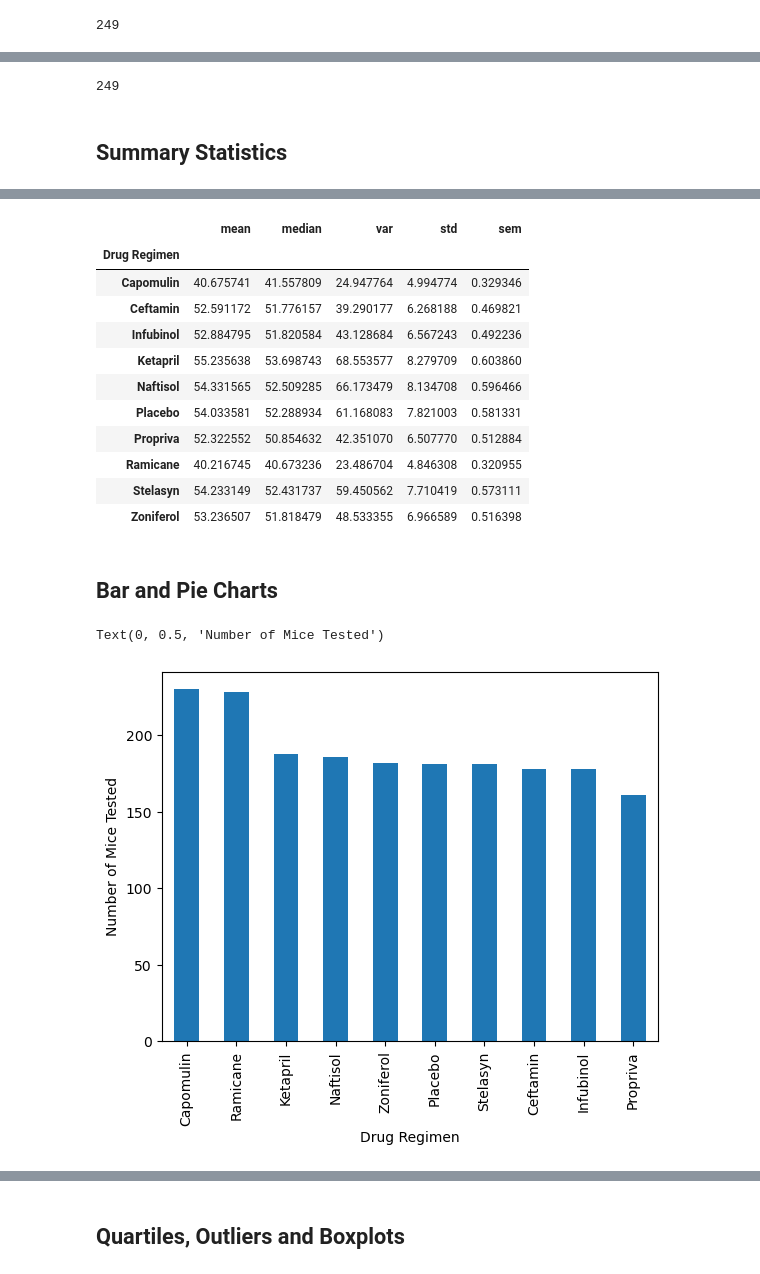
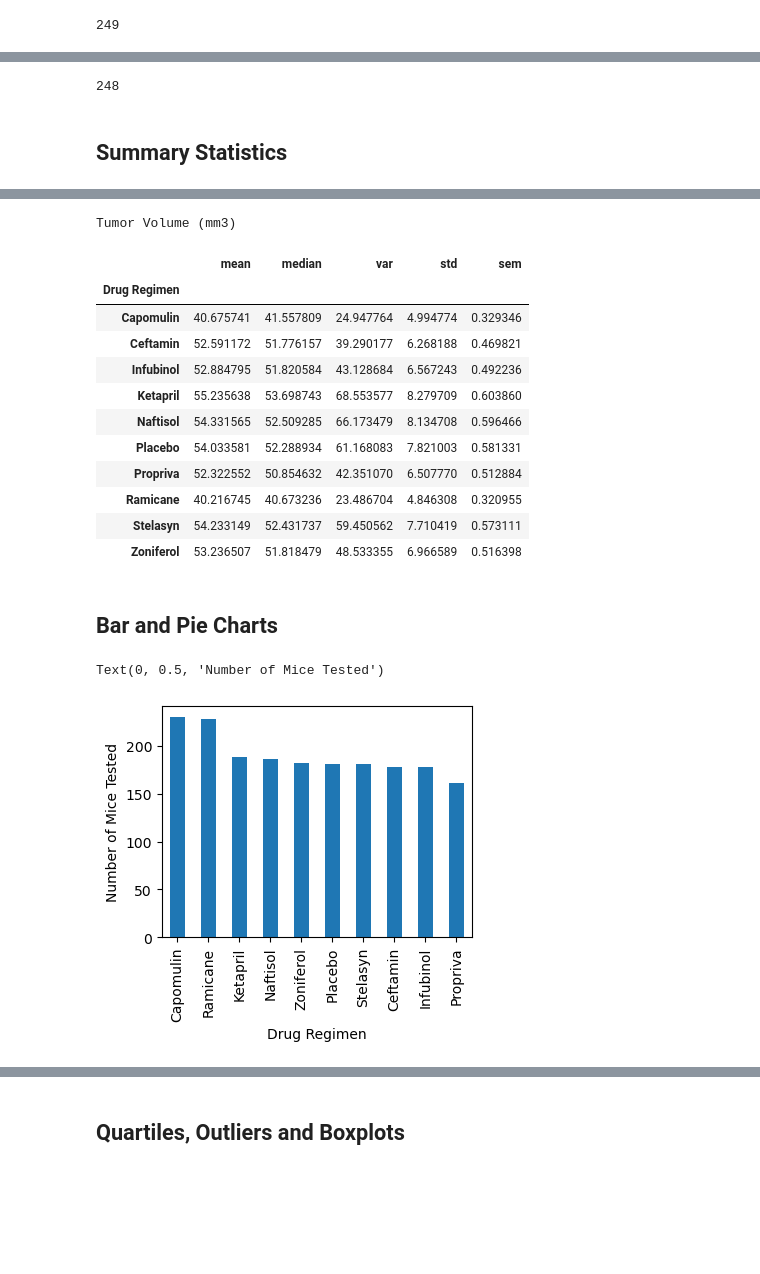
Before and after one commit to rerick999/challenge_05, a Jupyter notebook: Pymaceuticals/challenge_05.ipynb, the cells around one changed output, grey strips where cells are left out. Saved outputs shown, nothing was run; the diff lists cells and outputs as text; code cells hidden in the pictures; blank space fills up the shorter version.

Commit message:
mostly done

```diff
--- a/Pymaceuticals/challenge_05.ipynb
+++ b/Pymaceuticals/challenge_05.ipynb
@@ -84,9 +89,9 @@ dfclean.head()
 # %%
 #done
 # Checking the number of mice in the clean DataFrame.
-dfclean['Mouse ID'].count()
+dfclean['Mouse ID'].nunique()
 # %% [output]
-249
+248
 # %% [markdown]
 ## Summary Statistics
 # %%
@@ -123,12 +128,14 @@ dfsummary
 | Stelasyn | 54.233149 | 52.431737 | 59.450562 | 7.710419 | ... |
 | Zoniferol | 53.236507 | 51.818479 | 48.533355 | 6.966589 | ... |
 # %%
-#need: set caption
+#done
 # Generate a summary statistics table of mean, median, variance, standard deviation,
 # and SEM of the tumor volume for each regimen
 dfstat=df.groupby('Drug Regimen')['Tumor Volume (mm3)'].agg(['mean','median','var','std','sem'])
+dfstat=dfstat.style.set_caption("Tumor Volume (mm3)")
 dfstat
 # %% [output]
+Tumor Volume (mm3)
 |  | mean | median | var | std | sem |
 | Drug Regimen |  |  |  |  |  |
 | Capomulin | 40.675741 | 41.557809 | 24.947764 | 4.994774 | 0.329346 |
@@ -144,12 +151,14 @@ dfstat
 # %% [markdown]
 ## Bar and Pie Charts
 # %%
-# Generate a bar plot showing the total number of timepoints for all mice tested for each drug regimen using Pandas.
+#done
+# Generate a bar plot showing the total number of timepoints for all mice tested for each
+# drug regimen using Pandas.
 dftpdr=df.groupby(['Drug Regimen']).count()['Timepoint']
 dftpdr=dftpdr.sort_values(ascending=False)
-ax=dftpdr.plot(kind='bar')
+ax=dftpdr.plot(kind='bar',figsize=(4,3))
 ax.set_ylabel('Number of Mice Tested')
 # %% [output]
 Text(0, 0.5, 'Number of Mice Tested')
-[figure, old version]
+[figure, new version]
 # %%
```
Also changed, not shown: parts of 15 cells of this notebook.
